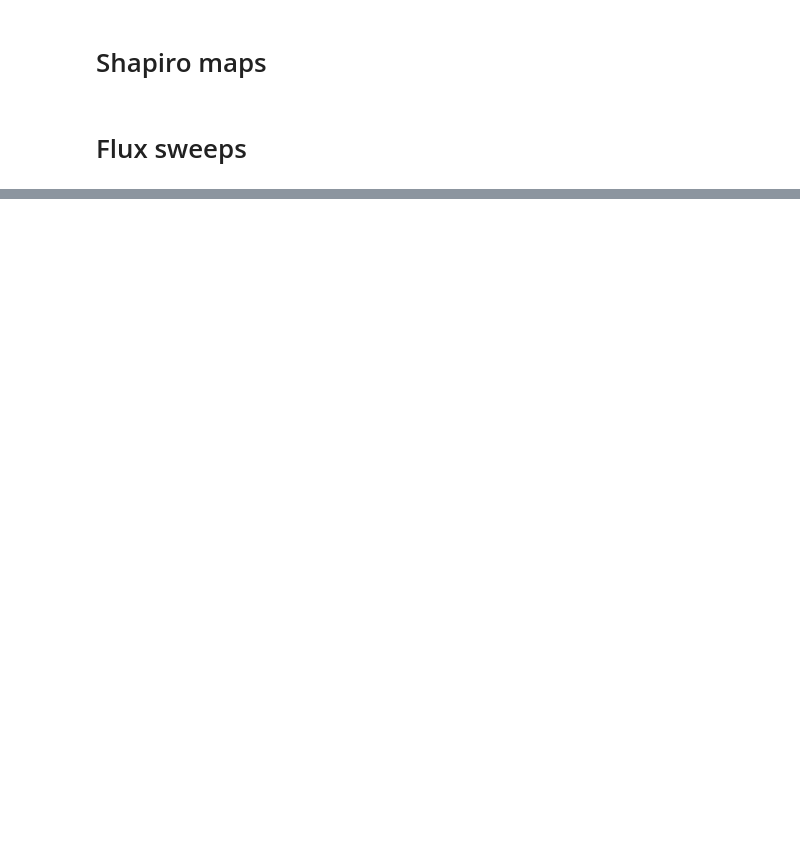
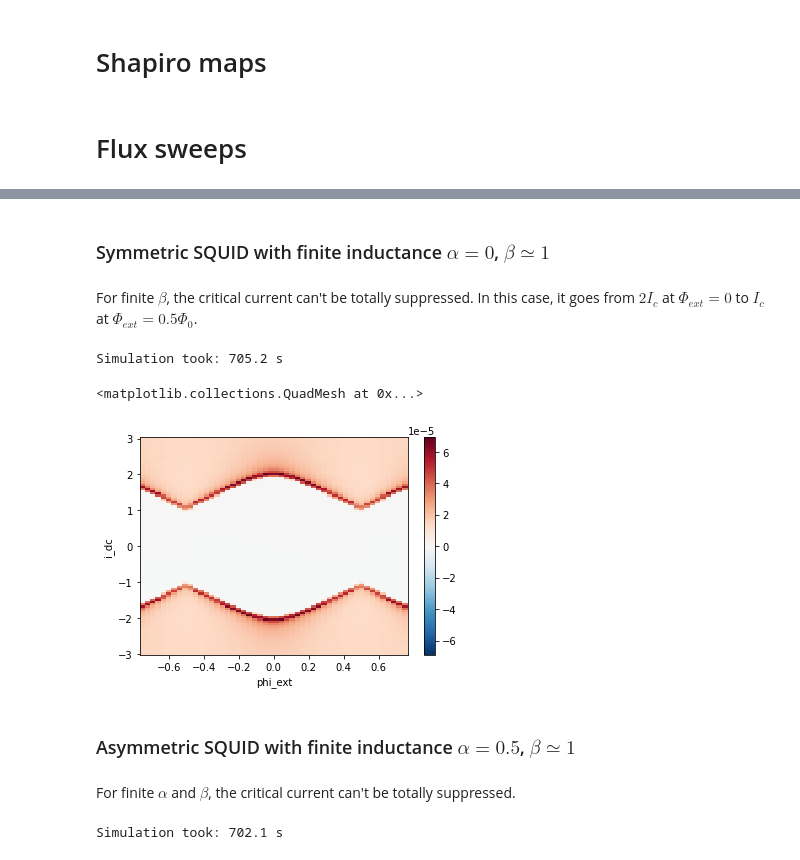
Before and after one commit to andreaiorio/RSJ-Simulator, a Jupyter notebook: RSJ SQUID.ipynb, the cells around one changed output, grey strips where cells are left out. Drawn from its saved outputs; the diff is of its cells as text; code cells hidden in the pictures; blank space fills up the shorter version.

Commit message:
added SQUID simulation

```diff
--- a/RSJ SQUID.ipynb
+++ b/RSJ SQUID.ipynb
@@ -106,7 +106,7 @@ def RSJ_SQUID(I_dc: np.array,
     return V
 # %%
 I_dc = np.linspace(-2,2, 100)
-I_rf = np.logspace(-0.5,0.5, 50)
+I_rf = np.logspace(-,0.5, 50)
 V = RSJ_SQUID(I_dc, I_rf, f_rf = 1.75e9, Rj = 500, Ic = 50e-9, sigma = 0., alpha=0.15, beta=10, gamma=0, rho=0, phi_ext=0.)
 
 V.transpose().differentiate('i_dc').plot()
@@ -213,0 +224,25 @@ V.differentiate('i_dc').plot()
+# %% [markdown]
+### Symmetric SQUID with finite inductance $ \alpha = 0 $, $\beta \simeq 1$
+# %% [markdown]
+For finite $\beta$, the critical current can't be totally suppressed. In this case, it goes from $2 I_c$ at $\Phi_{ext} = 0$ to $I_c$ at $\Phi_{ext} = 0.5 \Phi_0$.
+# %%
+I_dc = np.linspace(-3,3, 100)
+Phi_ext = np.linspace(-0.75,0.75,50)
+V = RSJ_SQUID(I_dc, Phi_ext, i_rf=0, f_rf = 1.75e9, Rj = 500, Ic = 50e-9, sigma = 0., alpha=0, beta=1, gamma=0, rho=0, )
+# %% [output]
+Simulation took: 705.2 s
+# %%
+V.differentiate('i_dc').plot()
+# %% [output]
+<matplotlib.collections.QuadMesh at 0x...>
+[figure, added]
+# %% [markdown]
+### Asymmetric SQUID with finite inductance  $ \alpha = 0.5 $, $\beta \simeq 1$
+# %% [markdown]
+For finite $\alpha$ and $\beta$, the critical current can't be totally suppressed.
+# %%
+I_dc = np.linspace(-3,3, 100)
+Phi_ext = np.linspace(-0.75,0.75,50)
+V = RSJ_SQUID(I_dc, Phi_ext, i_rf=0, f_rf = 1.75e9, Rj = 500, Ic = 50e-9, sigma = 0., alpha=0.5, beta=1, gamma=0, rho=0, )
+# %% [output]
+Simulation took: 702.1 s
```
Also changed, not shown: parts of 6 cells of this notebook.
